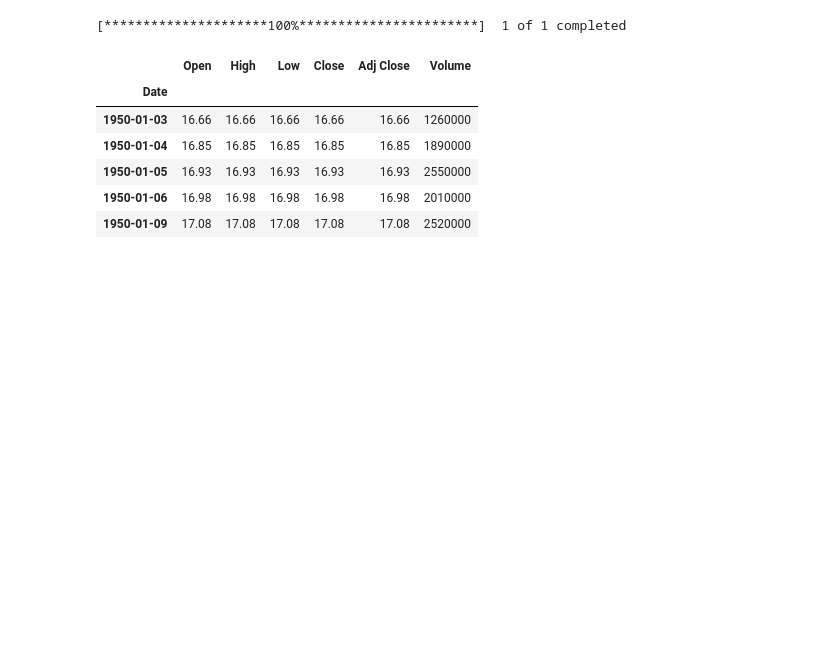
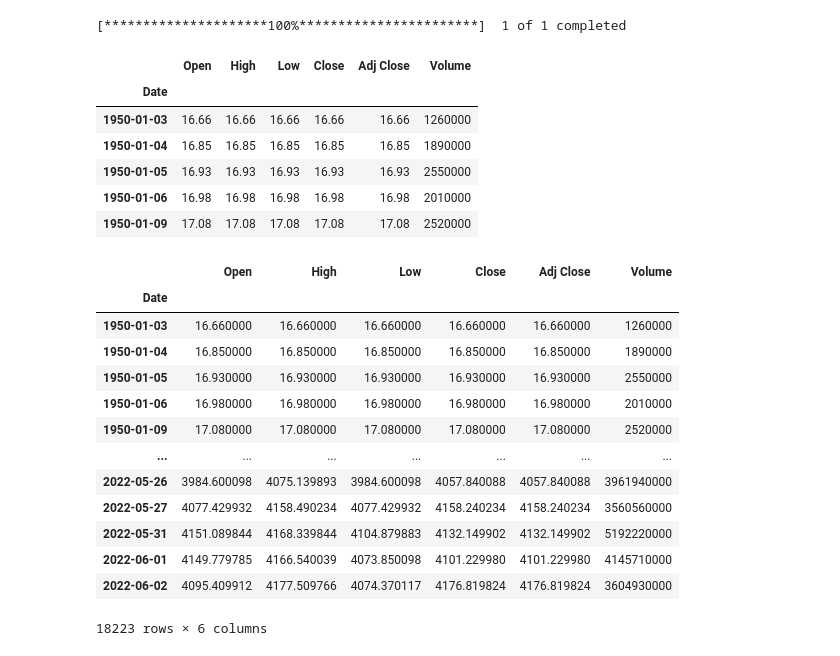
Before and after one commit to javtr/py-trading, a Jupyter notebook: Retornos por mes y día.ipynb, the cells around one changed output. Saved outputs shown, nothing was run; the diff lists cells and outputs as text; code cells hidden in the pictures; blank space fills up the shorter version.

```diff
--- a/Retornos por mes y día.ipynb
+++ b/Retornos por mes y día.ipynb
@@ -28,6 +26,23 @@ spy_data.head()
 | 1950-01-05 | 16.93 | 16.93 | 16.93 | 16.93 | 16.93 | 2550000 |
 | 1950-01-06 | 16.98 | 16.98 | 16.98 | 16.98 | 16.98 | 2010000 |
 | 1950-01-09 | 17.08 | 17.08 | 17.08 | 17.08 | 17.08 | 2520000 |
+# %%
+spy_data.head(-1)
+# %% [output]
+|  | Open | High | Low | Close | Adj Close | Volume |
+| Date |  |  |  |  |  |  |
+| 1950-01-03 | 16.660000 | 16.660000 | 16.660000 | 16.660000 | 16.660000 | 1260000 |
+| 1950-01-04 | 16.850000 | 16.850000 | 16.850000 | 16.850000 | 16.850000 | 1890000 |
+| 1950-01-05 | 16.930000 | 16.930000 | 16.930000 | 16.930000 | 16.930000 | 2550000 |
+| 1950-01-06 | 16.980000 | 16.980000 | 16.980000 | 16.980000 | 16.980000 | 2010000 |
+| 1950-01-09 | 17.080000 | 17.080000 | 17.080000 | 17.080000 | 17.080000 | 2520000 |
+| ... | ... | ... | ... | ... | ... | ... |
+| 2022-05-26 | 3984.600098 | 4075.139893 | 3984.600098 | 4057.840088 | 4057.840088 | 3961940000 |
+| 2022-05-27 | 4077.429932 | 4158.490234 | 4077.429932 | 4158.240234 | 4158.240234 | 3560560000 |
+| 2022-05-31 | 4151.089844 | 4168.339844 | 4104.879883 | 4132.149902 | 4132.149902 | 5192220000 |
+| 2022-06-01 | 4149.779785 | 4166.540039 | 4073.850098 | 4101.229980 | 4101.229980 | 4145710000 |
+| 2022-06-02 | 4095.409912 | 4177.509766 | 4074.370117 | 4176.819824 | 4176.819824 | 3604930000 |
+18223 rows × 6 columns
 # %%
 spy_data.describe()
 # %% [output]
```
Also changed, not shown: parts of 5 cells of this notebook, 1 other file.
